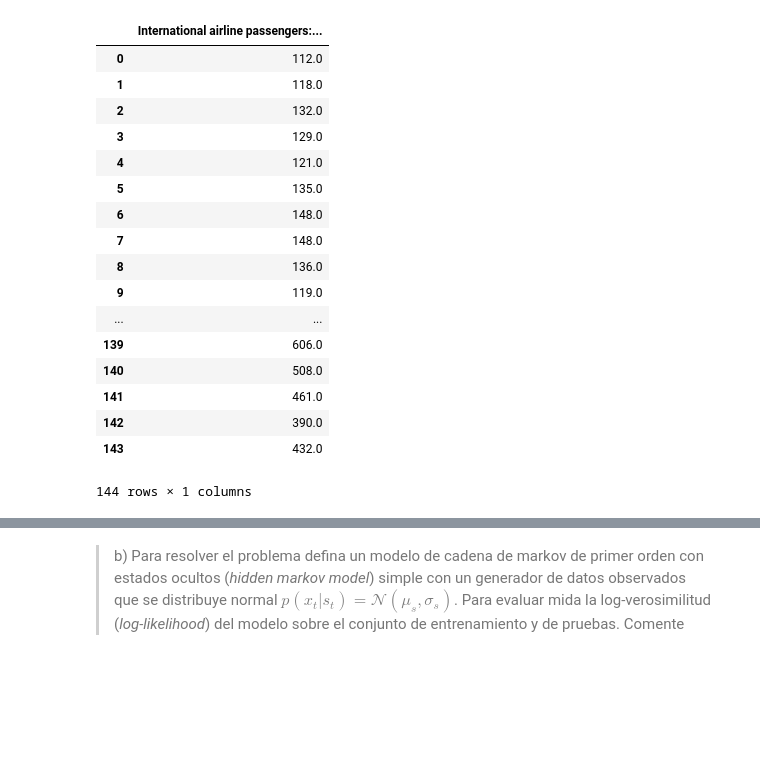
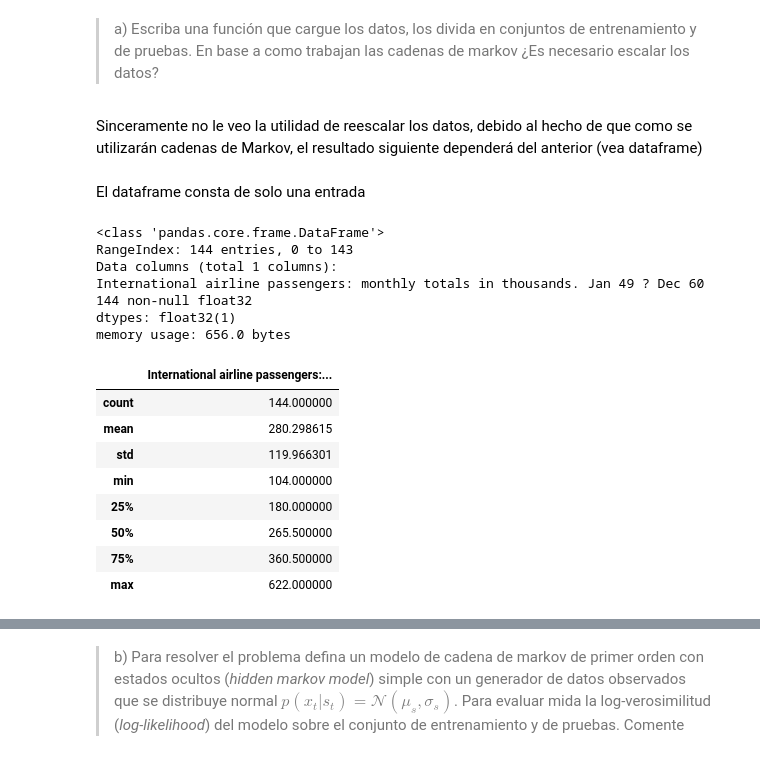
Before and after one commit to Hysteric-Larva/T3, a Jupyter notebook: T3_3.ipynb, the cells around one changed output, grey strips where cells are left out. Drawn from its saved outputs; the diff is of its cells as text; code cells hidden in the pictures; blank space fills up the shorter version.

```diff
--- a/T3_3.ipynb
+++ b/T3_3.ipynb
@@ -42,29 +44,35 @@ def plot_state_matrix(cm, states,title='Transition Probabilities',cmap=plt.cm.Bl
     plt.ylabel('Origin state')
     plt.xlabel('Destination state')
     plt.tight_layout()
+# %% [markdown]
+> a) Escriba una función que cargue los datos, los divida en conjuntos de entrenamiento y de pruebas. En base a como trabajan las cadenas de markov ¿Es necesario escalar los datos?
+# %% [markdown]
+Sinceramente no le veo la utilidad de reescalar los datos, debido al hecho de que como se utilizarán cadenas de Markov, el resultado siguiente dependerá del anterior (vea dataframe)
 # %%
 name_f = "international-airline-passengers.csv"
 dataframe = pd.read_csv(name_f,sep=';',usecols=[1],engine='python',skipfooter = 3)
 dataframe[:] = dataframe[:].astype('float32')
 X_train, X_test = dataframe[:96].values, dataframe[96:].values
+# %% [markdown]
+El dataframe consta de solo una entrada
 # %%
-dataframe
+dataframe.info()
 # %% [output]
-|  | International airline passengers:... |
-| 0 | 112.0 |
-| 1 | 118.0 |
-| 2 | 132.0 |
-| 3 | 129.0 |
-| 4 | 121.0 |
-| 5 | 135.0 |
-| 6 | 148.0 |
-| 7 | 148.0 |
-| 8 | 136.0 |
-| 9 | 119.0 |
-| ... | ... |
-| 139 | 606.0 |
-| 140 | 508.0 |
-| 141 | 461.0 |
-| 142 | 390.0 |
-| 143 | 432.0 |
-144 rows × 1 columns
+<class 'pandas.core.frame.DataFrame'>
+RangeIndex: 144 entries, 0 to 143
+Data columns (total 1 columns):
+International airline passengers: monthly totals in thousands. Jan 49 ? Dec 60    144 non-null float32
+dtypes: float32(1)
+memory usage: 656.0 bytes
+# %%
+dataframe.describe()
+# %% [output]
+|  | International airline passengers:... |
+| count | 144.000000 |
+| mean | 280.298615 |
+| std | 119.966301 |
+| min | 104.000000 |
+| 25% | 180.000000 |
+| 50% | 265.500000 |
+| 75% | 360.500000 |
+| max | 622.000000 |
```
Also changed, not shown: parts of 25 cells of this notebook.
